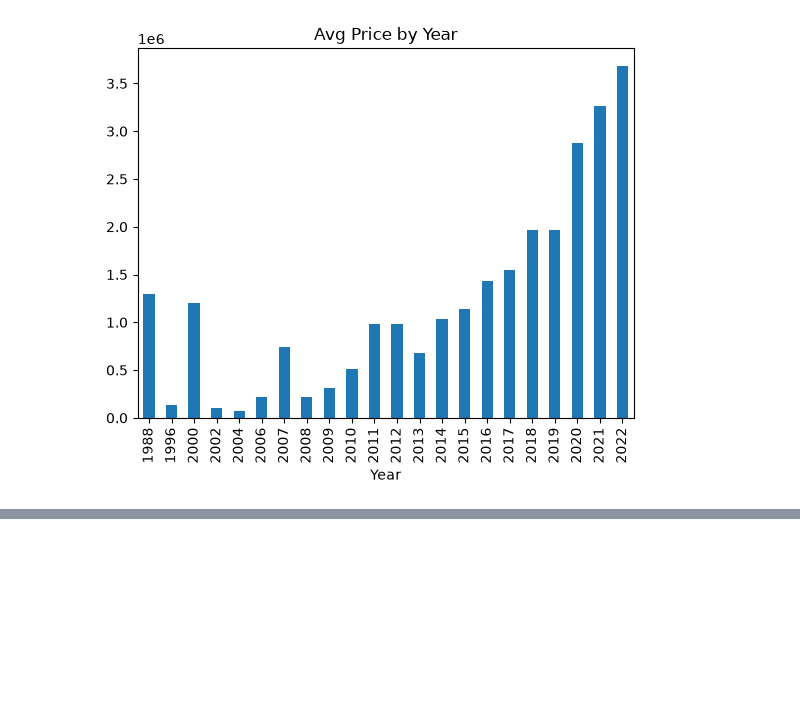
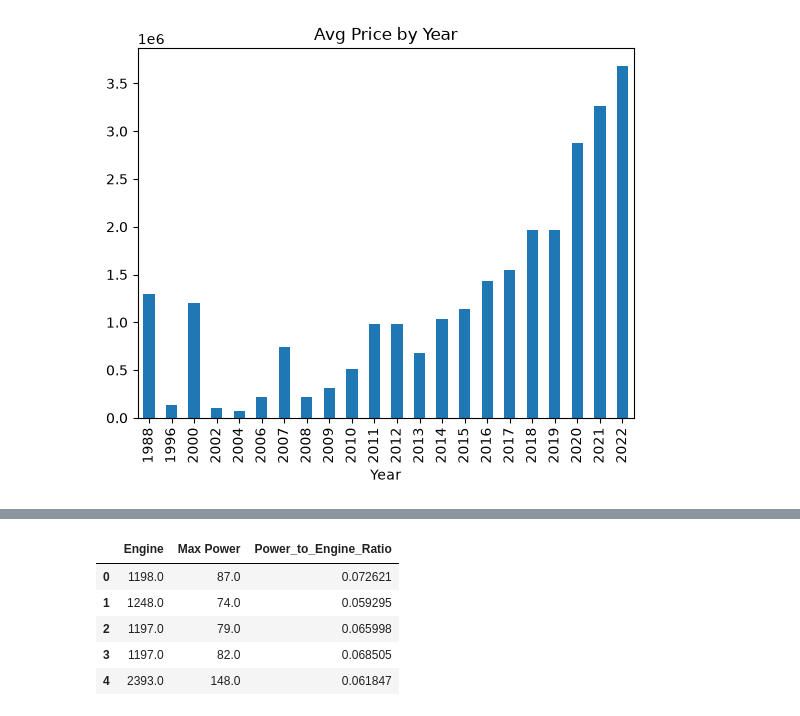
Before and after one commit to dhriti-gupta-06/AI-Vehicle-Valuation-Platform, a Jupyter notebook: notebook.ipynb, the cells around one changed output, grey strips where cells are left out. Saved outputs shown, nothing was run; the diff lists cells and outputs as text; code cells hidden in the pictures; blank space fills up the shorter version.

```diff
--- a/notebook.ipynb
+++ b/notebook.ipynb
@@ -269,0 +399,11 @@ plt.show()
+# %%
+df_fe["Power_to_Engine_Ratio"] = (df_fe["Max Power"] / df_fe["Engine"])
+# %%
+df_fe[["Engine","Max Power","Power_to_Engine_Ratio"]].head()
+# %% [output]
+|  | Engine | Max Power | Power_to_Engine_Ratio |
+| 0 | 1198.0 | 87.0 | 0.072621 |
+| 1 | 1248.0 | 74.0 | 0.059295 |
+| 2 | 1197.0 | 79.0 | 0.065998 |
+| 3 | 1197.0 | 82.0 | 0.068505 |
+| 4 | 2393.0 | 148.0 | 0.061847 |
```
Also changed, not shown: parts of 45 cells of this notebook, 2 other files.
